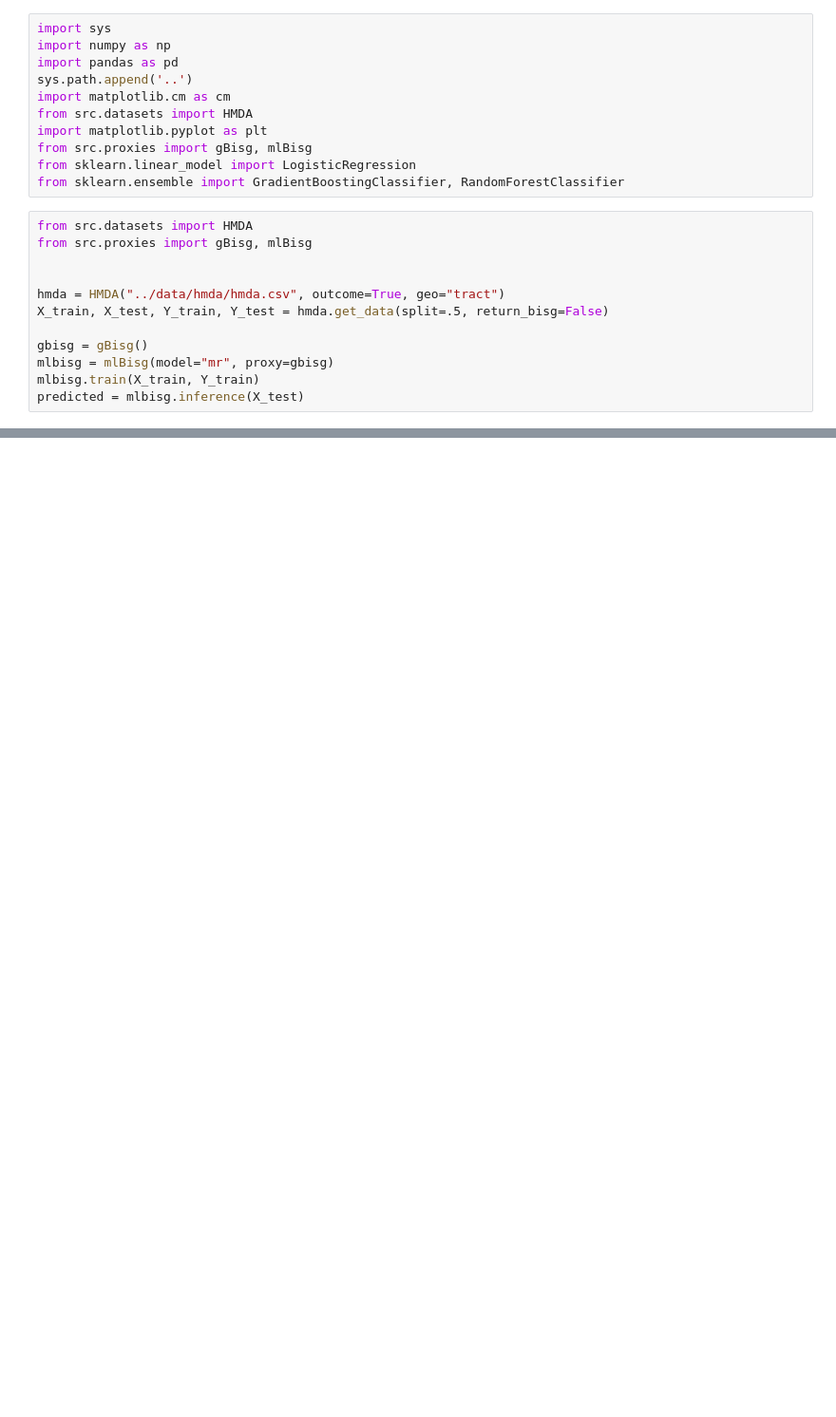
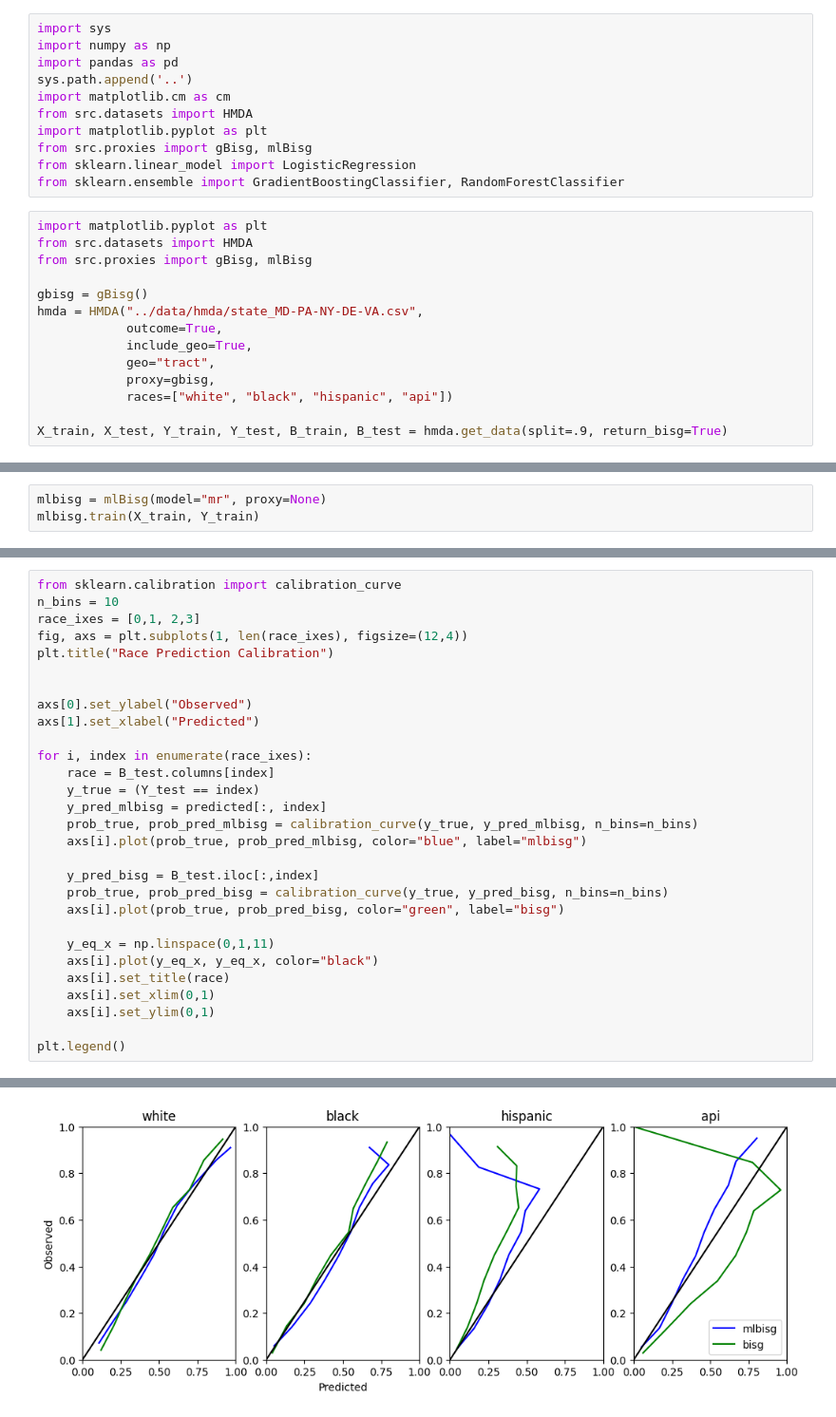
Before and after one commit to kwekuka/proxies, a Jupyter notebook: experiments/hmda.ipynb, the cells around one changed output, grey strips where cells are left out. Shown at 95% size. Cells and saved outputs as stored; diff of their text form; blank space fills up the shorter version.

```diff
--- a/experiments/hmda.ipynb
+++ b/experiments/hmda.ipynb
@@ -10,14 +10,16 @@ from src.proxies import gBisg, mlBisg
 from sklearn.linear_model import LogisticRegression
 from sklearn.ensemble import GradientBoostingClassifier, RandomForestClassifier
 # %%
+import matplotlib.pyplot as plt
 from src.datasets import HMDA
 from src.proxies import gBisg, mlBisg
 
+gbisg = gBisg()
+hmda = HMDA("../data/hmda/state_MD-PA-NY-DE-VA.csv",
+            outcome=True,
+            include_geo=True,
+            geo="tract",
+            proxy=gbisg,
+            races=["white", "black", "hispanic", "api"])
 
-hmda = HMDA("../data/hmda/hmda.csv", outcome=True, geo="tract")
-X_train, X_test, Y_train, Y_test = hmda.get_data(split=.5, return_bisg=False)
-
-gbisg = gBisg()
-mlbisg = mlBisg(model="mr", proxy=gbisg)
-mlbisg.train(X_train, Y_train)
-predicted = mlbisg.inference(X_test)
+X_train, X_test, Y_train, Y_test, B_train, B_test = hmda.get_data(split=.9, return_bisg=True)
@@ -25,0 +32,3 @@ predicted = mlbisg.inference(X_test)
+# %%
+mlbisg = mlBisg(model="mr", proxy=None)
+mlbisg.train(X_train, Y_train)
@@ -25,0 +37,30 @@ predicted = mlbisg.inference(X_test)
+# %%
+from sklearn.calibration import calibration_curve
+n_bins = 10
+race_ixes = [0,1, 2,3]
+fig, axs = plt.subplots(1, len(race_ixes), figsize=(12,4))
+plt.title("Race Prediction Calibration")
+
+
+axs[0].set_ylabel("Observed")
+axs[1].set_xlabel("Predicted")
+
+for i, index in enumerate(race_ixes):
+    race = B_test.columns[index]
+    y_true = (Y_test == index)
+    y_pred_mlbisg = predicted[:, index]
+    prob_true, prob_pred_mlbisg = calibration_curve(y_true, y_pred_mlbisg, n_bins=n_bins)
+    axs[i].plot(prob_true, prob_pred_mlbisg, color="blue", label="mlbisg")
+
+    y_pred_bisg = B_test.iloc[:,index]
+    prob_true, prob_pred_bisg = calibration_curve(y_true, y_pred_bisg, n_bins=n_bins)
+    axs[i].plot(prob_true, prob_pred_bisg, color="green", label="bisg")
+
+    y_eq_x = np.linspace(0,1,11)
+    axs[i].plot(y_eq_x, y_eq_x, color="black")
+    axs[i].set_title(race)
+    axs[i].set_xlim(0,1)
+    axs[i].set_ylim(0,1)
+
+plt.legend()
+# %% [output]
@@ -25,0 +68 @@ predicted = mlbisg.inference(X_test)
+[figure, added]
```
Also changed, not shown: parts of 16 cells of this notebook, 4 other files.
